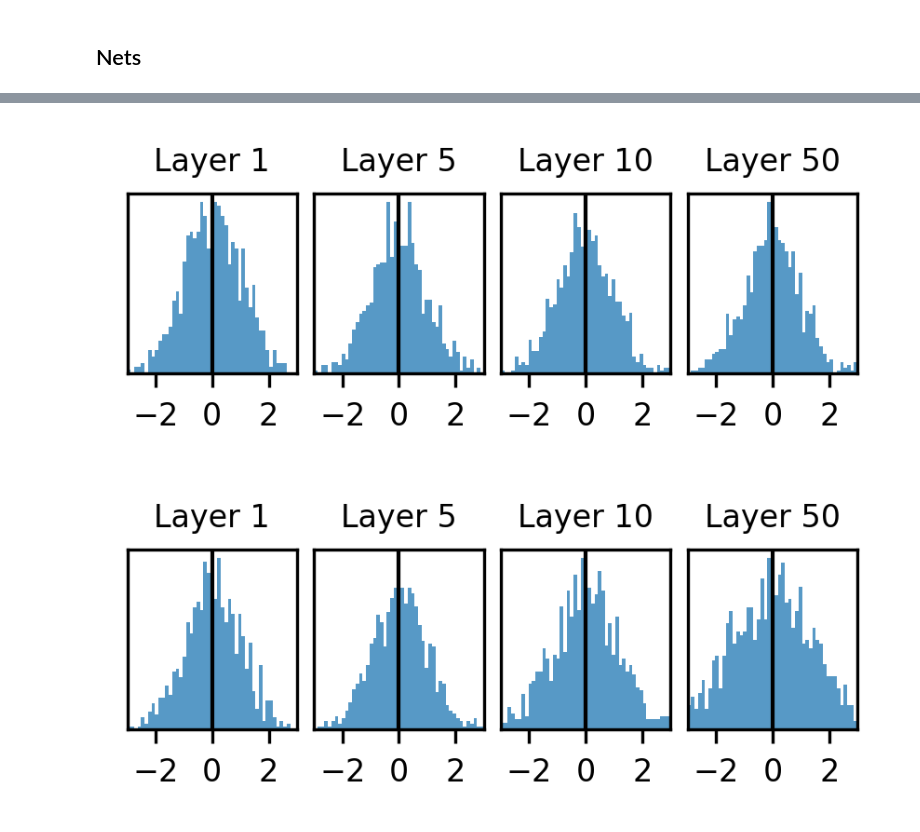
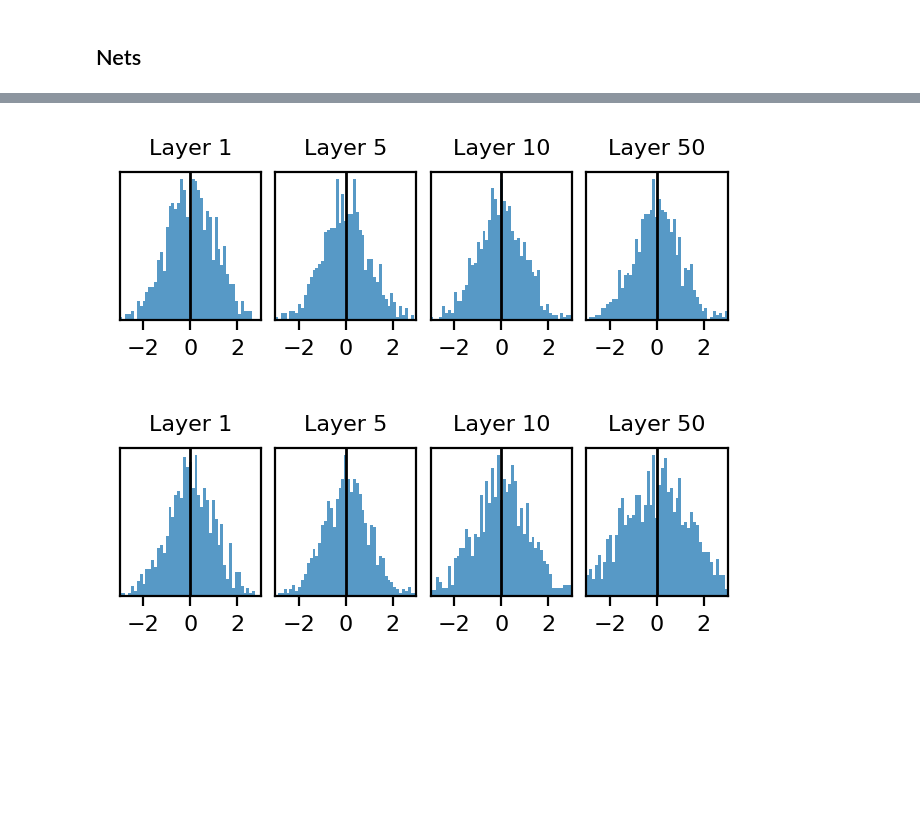
Before and after one commit to KyleLuther/kyleluther.github.io, a Jupyter notebook: code/qualitative_preactivations.ipynb, the cells around one changed output, grey strips where cells are left out. Saved outputs shown, nothing was run; the diff lists cells and outputs as text; code cells hidden in the pictures; blank space fills up the shorter version.

```diff
--- a/code/qualitative_preactivations.ipynb
+++ b/code/qualitative_preactivations.ipynb
@@ -233,7 +368,7 @@ bins = np.linspace(-3.0, 3.0, bins)
 color = 'black'
 alpha = 0.75
 
-plt.figure(figsize=(3.375,0.85), dpi=300)
+plt.figure(figsize=(3.375,1.4), dpi=200)
 #################
 # net 1, layer 1
 #################
@@ -312,36 +447,36 @@ plt.title('Layer 10', fontsize=axlabel_fontsize)
 #################
 # net 1, layer 50
 #################
 n = 49
 ix1 = 0
 ix2 = 3
 ix3 = 2
 a = layers[n]
 
 plt.subplot(1,4,4)
 maxnormed_bar(a[:,ix1].cpu().numpy(), bins=bins, alpha=alpha, color=None)
 
 # x axis
 plt.axvline(0.0, color=color,linewidth=1.0)
 plt.xlim(l, u)
 plt.xticks(np.linspace(l+d, u-d, 3), fontsize=axtick_fontsize)
 
 # y axis
 plt.gca().set_yticks([])
 # plt.ylabel('Kaiming', fontsize=axlabel_fontsize)
 
 plt.title('Layer 50', fontsize=axlabel_fontsize)
 plt.gca().legend(fontsize=legend_fontsize, bbox_to_anchor=(.70, 1.10), loc='upper left', framealpha=1.0)
 
 
-# plt.tight_layout()
+plt.tight_layout()
 plt.subplots_adjust(hspace=0.1, wspace=0.1)
-plt.savefig('network_randomness.pdf')
+plt.savefig('network_randomness.png')
 
 
 plt.show()
 # %% [output]
-[figure, old version]
+[figure, new version]
 # %%
 layers_l = {0: [], 4: [], 9: [], 49: []}
 L = 50
@@ -369,7 +504,7 @@ bins = np.linspace(-3.0, 3.0, bins)
 color = 'black'
 alpha = 0.75
 
-plt.figure(figsize=(3.375,0.85), dpi=300)
+plt.figure(figsize=(3.375,1.4), dpi=200)
 #################
 # net 1, layer 1
 #################
@@ -471,11 +606,11 @@ plt.title('Layer 50', fontsize=axlabel_fontsize)
 plt.gca().legend(fontsize=legend_fontsize, bbox_to_anchor=(.70, 1.10), loc='upper left', framealpha=1.0)
 
 
-# plt.tight_layout()
+plt.tight_layout()
 plt.subplots_adjust(hspace=0.1, wspace=0.1)
-plt.savefig('layer_randomness.pdf')
+plt.savefig('layer_randomness.png')
 
 
 plt.show()
 # %% [output]
-[figure, old version]
+[figure, new version]
```
Also changed, not shown: parts of 2 cells of this notebook, 4 other files.
